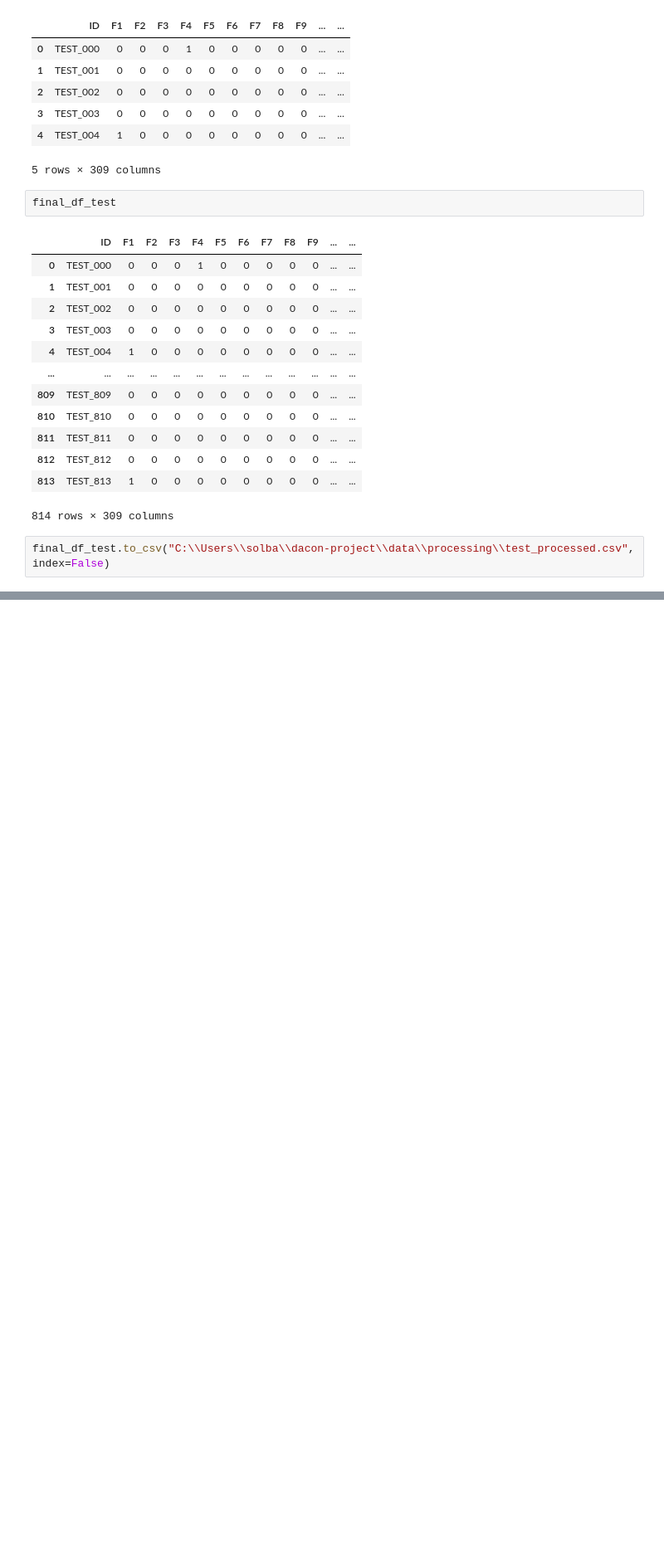
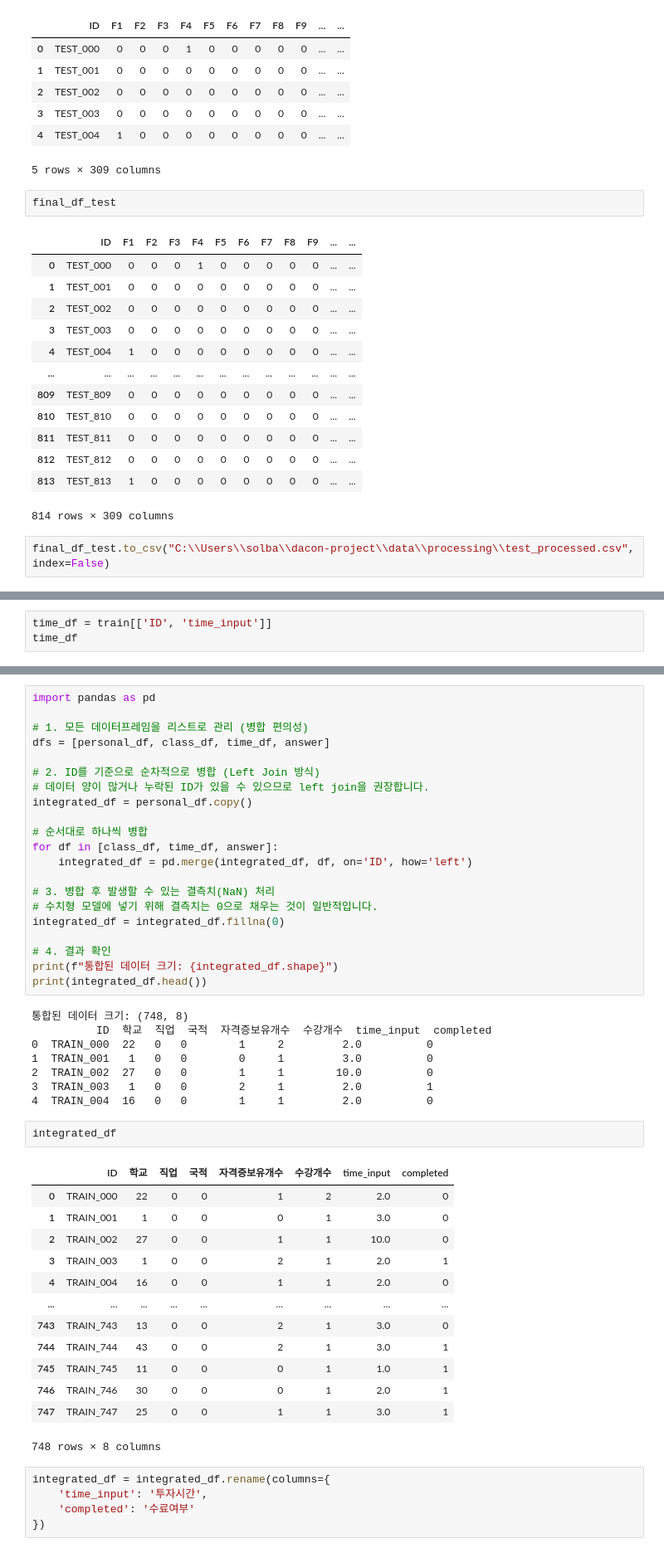
Before and after one commit to Qwmk-hub/dacon-project, a Jupyter notebook: notebook/processing.ipynb, the cells around one changed output, grey strips where cells are left out. Shown at 83% size. Saved outputs shown, nothing was run; the diff lists cells and outputs as text; blank space fills up the shorter version.

```diff
--- a/notebook/processing.ipynb
+++ b/notebook/processing.ipynb
@@ -1266,0 +1643,3 @@ final_df_test.to_csv("C:\\Users\\solba\\dacon-project\\data\\processing\\test_pr
+# %%
+time_df = train[['ID', 'time_input']]
+time_df
@@ -1266,0 +1676,50 @@ final_df_test.to_csv("C:\\Users\\solba\\dacon-project\\data\\processing\\test_pr
+# %%
+import pandas as pd
+
+# 1. 모든 데이터프레임을 리스트로 관리 (병합 편의성)
+dfs = [personal_df, class_df, time_df, answer]
+
+# 2. ID를 기준으로 순차적으로 병합 (Left Join 방식)
+# 데이터 양이 많거나 누락된 ID가 있을 수 있으므로 left join을 권장합니다.
+integrated_df = personal_df.copy()
+
+# 순서대로 하나씩 병합
+for df in [class_df, time_df, answer]:
+    integrated_df = pd.merge(integrated_df, df, on='ID', how='left')
+
+# 3. 병합 후 발생할 수 있는 결측치(NaN) 처리
+# 수치형 모델에 넣기 위해 결측치는 0으로 채우는 것이 일반적입니다.
+integrated_df = integrated_df.fillna(0)
+
+# 4. 결과 확인
+print(f"통합된 데이터 크기: {integrated_df.shape}")
+print(integrated_df.head())
+# %% [output]
+통합된 데이터 크기: (748, 8)
+          ID  학교  직업  국적  자격증보유개수  수강개수  time_input  completed
+0  TRAIN_000  22   0   0        1     2         2.0          0
+1  TRAIN_001   1   0   0        0     1         3.0          0
+2  TRAIN_002  27   0   0        1     1        10.0          0
+3  TRAIN_003   1   0   0        2     1         2.0          1
+4  TRAIN_004  16   0   0        1     1         2.0          0
+# %%
+integrated_df
+# %% [output]
+|  | ID | 학교 | 직업 | 국적 | 자격증보유개수 | 수강개수 | time_input | completed |
+| 0 | TRAIN_000 | 22 | 0 | 0 | 1 | 2 | 2.0 | 0 |
+| 1 | TRAIN_001 | 1 | 0 | 0 | 0 | 1 | 3.0 | 0 |
+| 2 | TRAIN_002 | 27 | 0 | 0 | 1 | 1 | 10.0 | 0 |
+| 3 | TRAIN_003 | 1 | 0 | 0 | 2 | 1 | 2.0 | 1 |
+| 4 | TRAIN_004 | 16 | 0 | 0 | 1 | 1 | 2.0 | 0 |
+| ... | ... | ... | ... | ... | ... | ... | ... | ... |
+| 743 | TRAIN_743 | 13 | 0 | 0 | 2 | 1 | 3.0 | 0 |
+| 744 | TRAIN_744 | 43 | 0 | 0 | 2 | 1 | 3.0 | 1 |
+| 745 | TRAIN_745 | 11 | 0 | 0 | 0 | 1 | 1.0 | 1 |
+| 746 | TRAIN_746 | 30 | 0 | 0 | 0 | 1 | 2.0 | 1 |
+| 747 | TRAIN_747 | 25 | 0 | 0 | 1 | 1 | 3.0 | 1 |
+748 rows × 8 columns
+# %%
+integrated_df = integrated_df.rename(columns={
+    'time_input': '투자시간',
+    'completed': '수료여부'
+})
```
Also changed, not shown: parts of 33 cells of this notebook, 11 other files.
